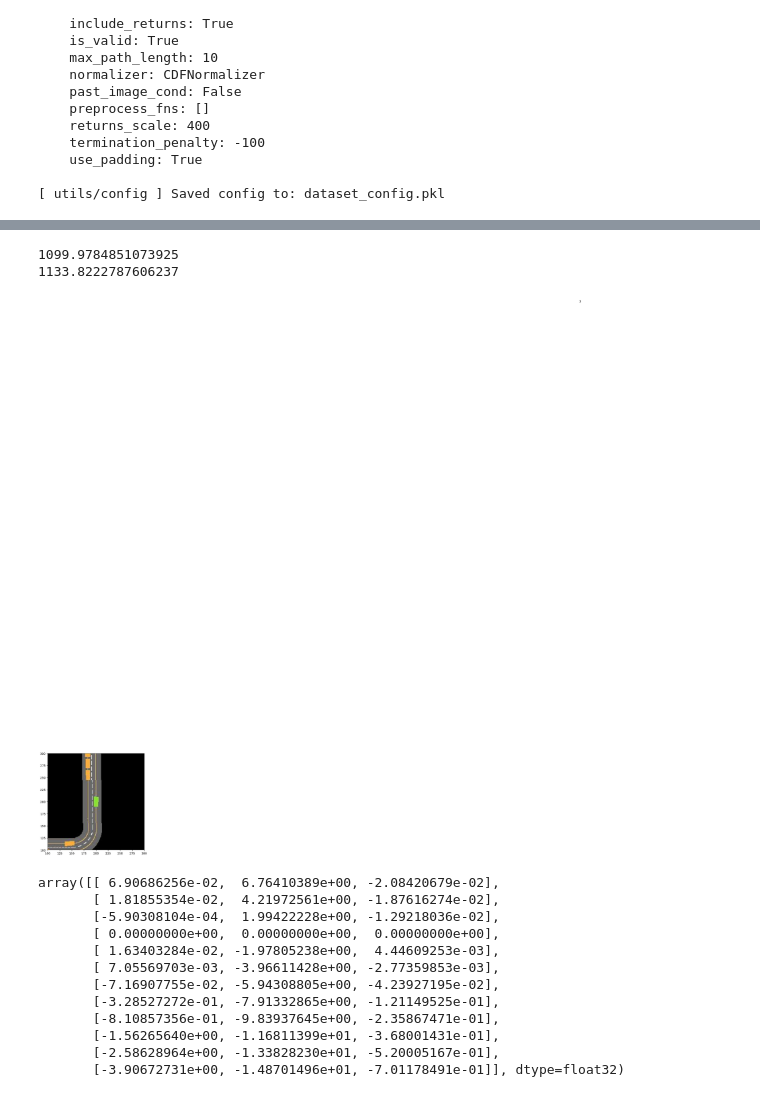
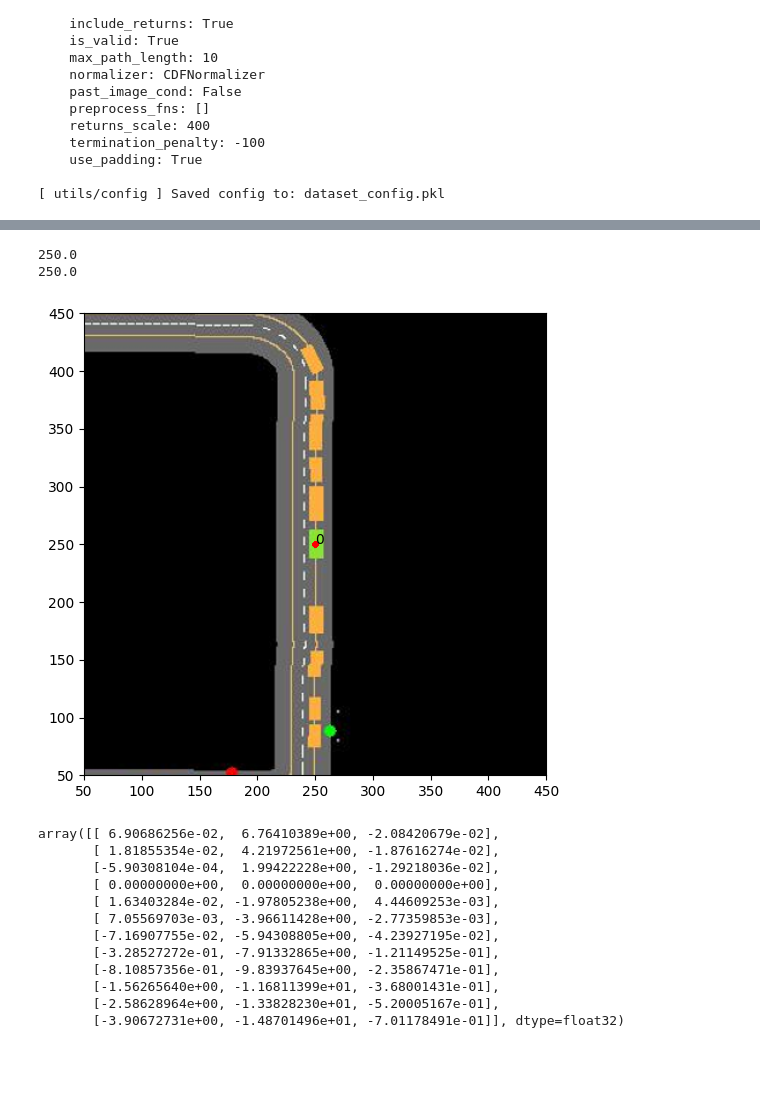
Before and after one commit to graldij/DiffuseDrive, a Jupyter notebook: wp_visualize.ipynb, the cells around one changed output, grey strips where cells are left out. Cells and saved outputs as stored; diff of their text form; code cells hidden in the pictures; blank space fills up the shorter version.

```diff
--- a/wp_visualize.ipynb
+++ b/wp_visualize.ipynb
@@ -92,7 +92,7 @@ def transform_2d_points(xyz, r1, t1_x, t1_y, r2, t2_x, t2_y):
         return out
 
 ##here gps:=ego wp
-def convert_ego_to_gps(gps_waypoints, current_gps_waypoint):
+def convert_gps_to_ego(gps_waypoints, current_gps_waypoint):
         ego_waypoint = [None] * len(gps_waypoints)
         for t in range(len(gps_waypoints)):
             if not isinstance(gps_waypoints[t], np.ndarray):
@@ -199,12 +177,12 @@ plt.imshow(img, extent=[160,560,160,560])
 # %%
-i=25
+i=150
 img=Image.open("../birdview/%04d.jpg"%i)
 path = "../sample_test/weather-0/data/routes_town02_long_w0_04_16_17_24_03/measurements/"
 
 sample_x = []
 sample_y = []
 sample_z = []
-while i<=35:
+while i<=180:
     data = json.load(open(path+"%04d.json"%i))
     sample_x.append(data.get("gps_x"))
     sample_y.append(data.get("gps_y"))
@@ -213,8 +191,5 @@ while i<=35:
 # %%
 sample_x_a = np.array(sample_x)
 sample_y_a = np.array(sample_y)
-offset_x = 200-sample_x[0]
-offset_y = 200-sample_y[0]
-sample_x_a = sample_x_a+offset_x
-sample_y_a = sample_y_a+offset_y
-samples = np.hstack([sample_y_a[:,np.newaxis], sample_x_a[:,np.newaxis]])
+sample_z_a = np.array(sample_z)
+samples = np.hstack([sample_x_a[:,np.newaxis], sample_y_a[:,np.newaxis], sample_z_a[:,np.newaxis]])
@@ -222,0 +196,3 @@ samples = np.hstack([sample_y_a[:,np.newaxis], sample_x_a[:,np.newaxis]])
+# %%
+ego_samples = convert_gps_to_ego(samples, samples[0])
+ego_samples = np.array(ego_samples).reshape((-1,3))
@@ -223,39 +219,40 @@ samples = np.hstack([sample_y_a[:,np.newaxis], sample_x_a[:,np.newaxis]])
 # %%
 #samples = np.concatenate(sample_x_a, sample_y_a)
 
 fig, ax = plt.subplots()
 plt.rcParams["figure.figsize"] = (6,6)
-margin_max = 300  #sample_t.max()+1
-margin_min = 100   #sample_t.min()-1
+margin_max = 450  #sample_t.max()+1
+margin_min = 50   #sample_t.min()-1
 norm = plt.Normalize(margin_min, margin_max)
 ax.set_xlim(margin_min, margin_max)
 ax.set_ylim(margin_min, margin_max)
-ax.imshow(img)
+img1 = img.transpose(Image.FLIP_TOP_BOTTOM)
+img1 = img1.resize((500,500))
+ax.imshow(img1, extent=[0,500,0,500])
 
 ## for color display
 length = len(sample_x)*2
 
-for i, poses in enumerate(samples):
-    #dx = np.cos(poses[-1]-np.pi/2)/5
-    #dy = np.sin(poses[-1]-np.pi/2)/5
+for i, poses in enumerate(ego_samples):
+    dx = np.cos(poses[-1]-np.pi/2)/5
+    dy = np.sin(poses[-1]-np.pi/2)/5
     # ,alpha=0.5+i/length
-    offset=100
-    #poses = poses*5+20*5
+    waypoint = poses*5+250
     #pos_0 = (poses[0]+offset)
-    ax.scatter(poses[0]+offset, poses[1]+offset,s=10, color='red', alpha=0.5+i/length)
+    ax.scatter(waypoint[0], waypoint[1],s=10, color='red', alpha=0.5+i/length)
     if i == 11:
-        ax.arrow(poses[0]+offset, poses[1]+offset, dx, dy, head_width=2, color='blue',alpha=0.5+i/length)
-    if i== 3:
-        ax.text(poses[0]-0.05+offset, poses[1]+0.05+offset, i, fontsize=10)
-        print(poses[0])
-        print(poses[1])
+        ax.arrow(waypoint[0], waypoint[1], dx, dy, head_width=2, color='blue',alpha=0.5+i/length)
+    if i== 0:
+        ax.text(waypoint[0]-0.05, waypoint[1]+0.05, i, fontsize=10)
+        print(waypoint[0])
+        print(waypoint[1])
     #ax.text(poses[0]-0.05+offset, poses[1]+0.05+offset, i, fontsize=15)
 ## In actual use: plt.savefig
 plt.show()
 # %% [output]
-1099.9784851073925
-1133.8222787606237
+250.0
+250.0
-[figure, old version]
+[figure, new version]
 # %%
 traj_samples = []
 i=1
```
Also changed, not shown: parts of 6 cells of this notebook, 1 other file.
